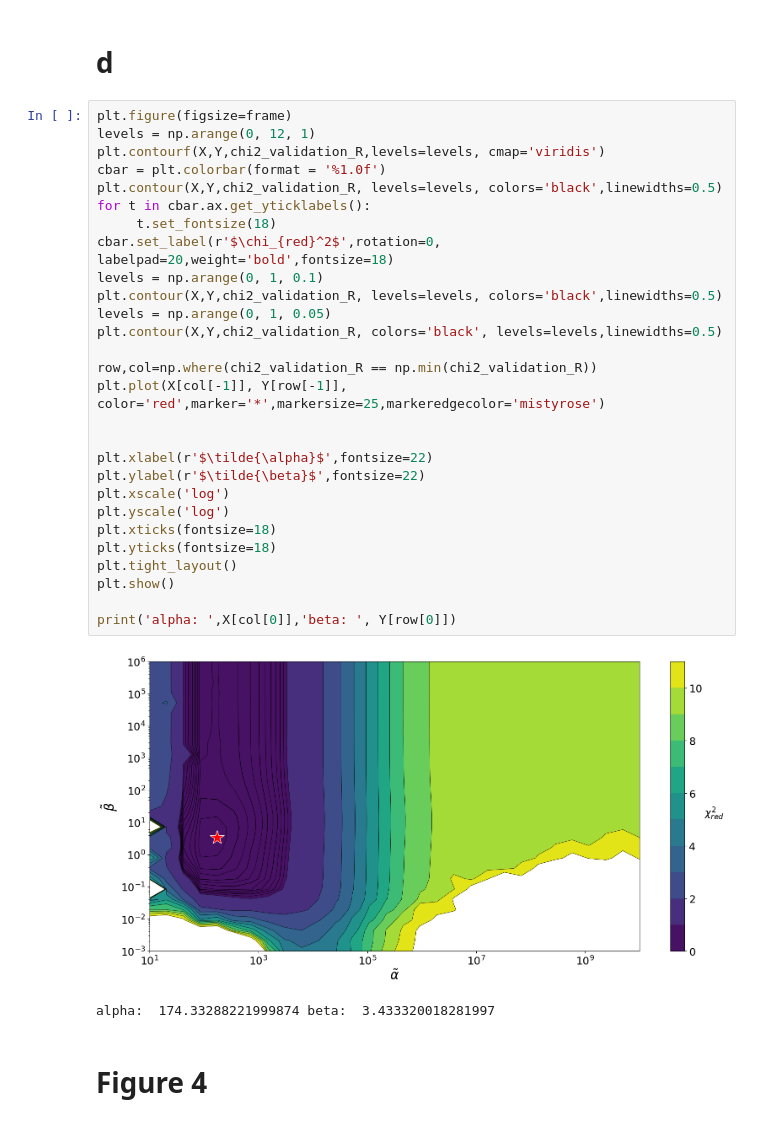
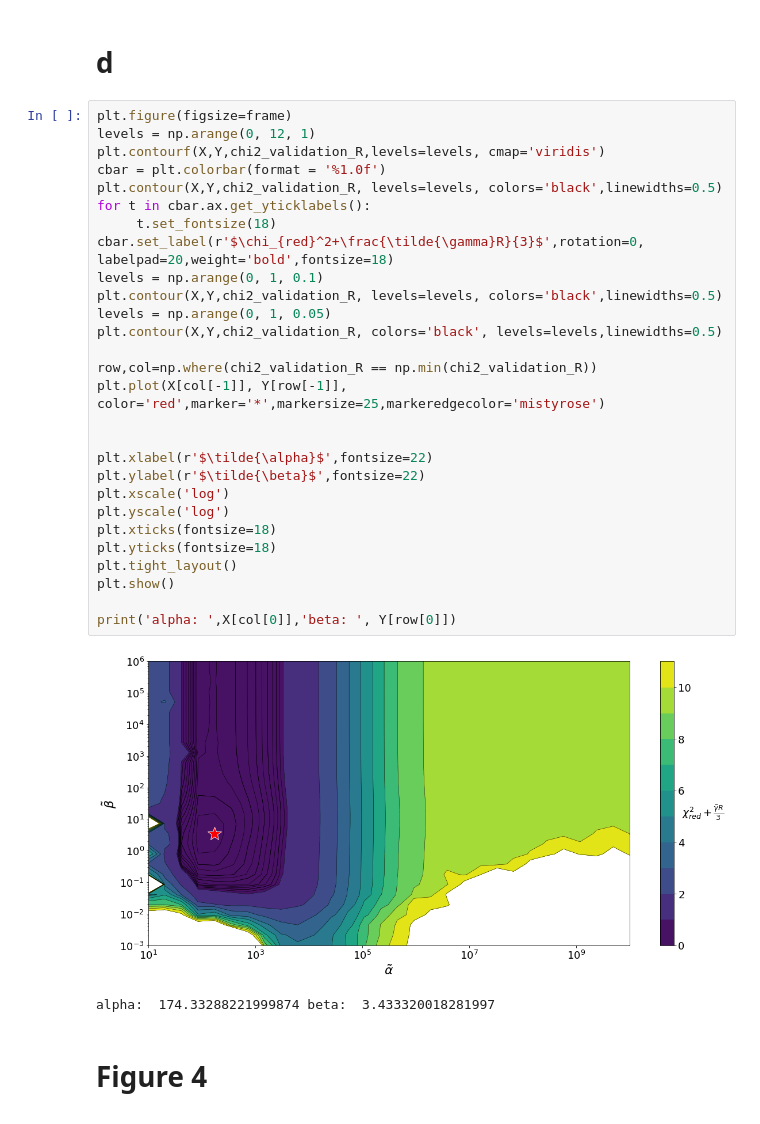
Before and after one commit to bussilab/forward-model-optimization, a Jupyter notebook: Main_text_figures.ipynb, the cells around one changed output. Drawn from its saved outputs; the diff is of its cells as text.

```diff
--- a/Main_text_figures.ipynb
+++ b/Main_text_figures.ipynb
@@ -100,33 +100,33 @@ plt.show()
 # %%
 plt.figure(figsize=frame)
 levels = np.arange(0, 12, 1)
 plt.contourf(X,Y,chi2_validation_R,levels=levels, cmap='viridis')
 cbar = plt.colorbar(format = '%1.0f')
 plt.contour(X,Y,chi2_validation_R, levels=levels, colors='black',linewidths=0.5)
 for t in cbar.ax.get_yticklabels():
      t.set_fontsize(18)
-cbar.set_label(r'$\chi_{red}^2$',rotation=0, labelpad=20,weight='bold',fontsize=18)
+cbar.set_label(r'$\chi_{red}^2+\frac{\tilde{\gamma}R}{3}$',rotation=0, labelpad=20,weight='bold',fontsize=18)
 levels = np.arange(0, 1, 0.1)
 plt.contour(X,Y,chi2_validation_R, levels=levels, colors='black',linewidths=0.5)
 levels = np.arange(0, 1, 0.05)
 plt.contour(X,Y,chi2_validation_R, colors='black', levels=levels,linewidths=0.5)
 
 row,col=np.where(chi2_validation_R == np.min(chi2_validation_R))
 plt.plot(X[col[-1]], Y[row[-1]], color='red',marker='*',markersize=25,markeredgecolor='mistyrose')
 
 
 plt.xlabel(r'$\tilde{\alpha}$',fontsize=22)
 plt.ylabel(r'$\tilde{\beta}$',fontsize=22)
 plt.xscale('log')
 plt.yscale('log')
 plt.xticks(fontsize=18)
 plt.yticks(fontsize=18)
 plt.tight_layout()
 plt.show()
 
 print('alpha: ',X[col[0]],'beta: ', Y[row[0]])
 # %% [output]
-[figure, old version]
+[figure, new version]
 alpha:  174.33288221999874 beta:  3.433320018281997
 # %% [markdown]
 # Figure 4
```
Also changed, not shown: parts of 3 cells of this notebook.
